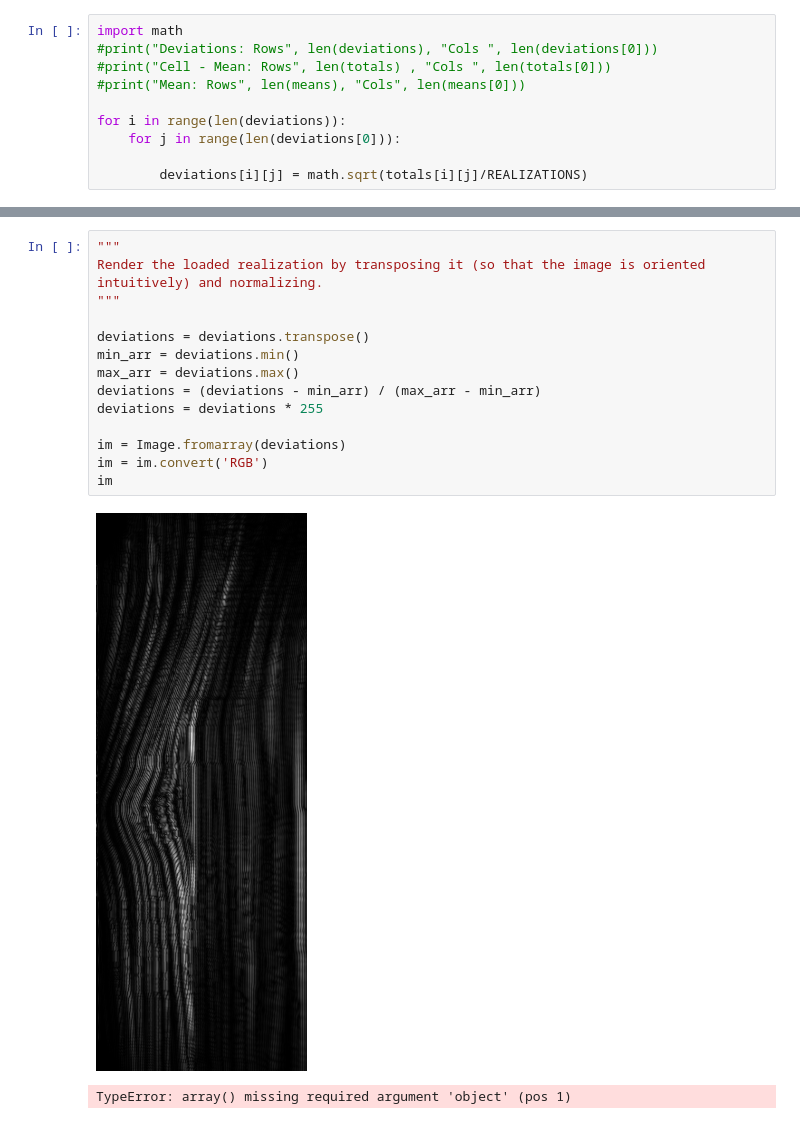
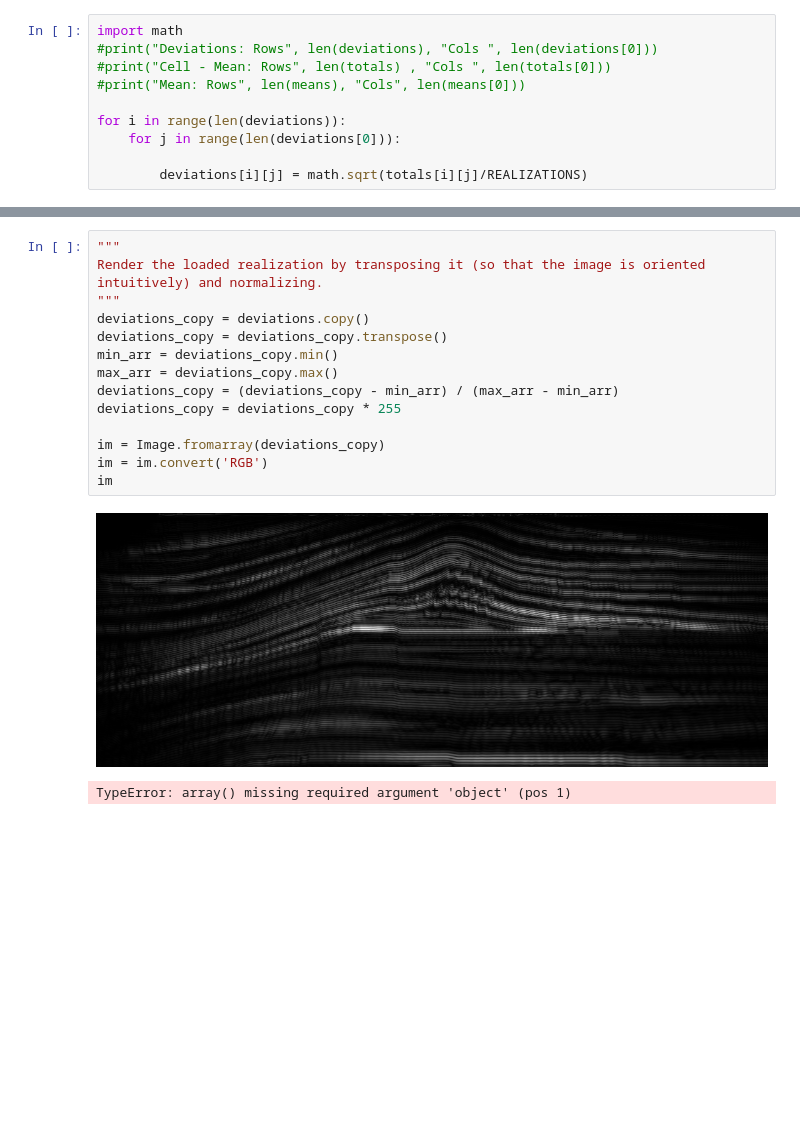
Before and after one commit to agrippa/geo-owl-ogy, a Jupyter notebook: Jonathan's Workspace/BP SMC Standard Deviation Map.ipynb, the cells around one changed output, grey strips where cells are left out. Cells and saved outputs as stored; diff of their text form; blank space fills up the shorter version.

```diff
--- a/Jonathan's Workspace/BP SMC Standard Deviation Map.ipynb
+++ b/Jonathan's Workspace/BP SMC Standard Deviation Map.ipynb
@@ -188,19 +223,19 @@ im
 # %%
 """
 Render the loaded realization by transposing it (so that the image is oriented intuitively) and normalizing.
 """
+deviations_copy = deviations.copy()
+deviations_copy = deviations_copy.transpose()
+min_arr = deviations_copy.min()
+max_arr = deviations_copy.max()
+deviations_copy = (deviations_copy - min_arr) / (max_arr - min_arr)
+deviations_copy = deviations_copy * 255
 
-deviations = deviations.transpose()
-min_arr = deviations.min()
-max_arr = deviations.max()
-deviations = (deviations - min_arr) / (max_arr - min_arr)
-deviations = deviations * 255
-
-im = Image.fromarray(deviations)
+im = Image.fromarray(deviations_copy)
 im = im.convert('RGB')
 im
 # %% [output]
-[figure, old version]
+[figure, new version]
 # %%
 # %% [output]
 TypeError: array() missing required argument 'object' (pos 1)
```
Also changed, not shown: parts of 7 cells of this notebook.
